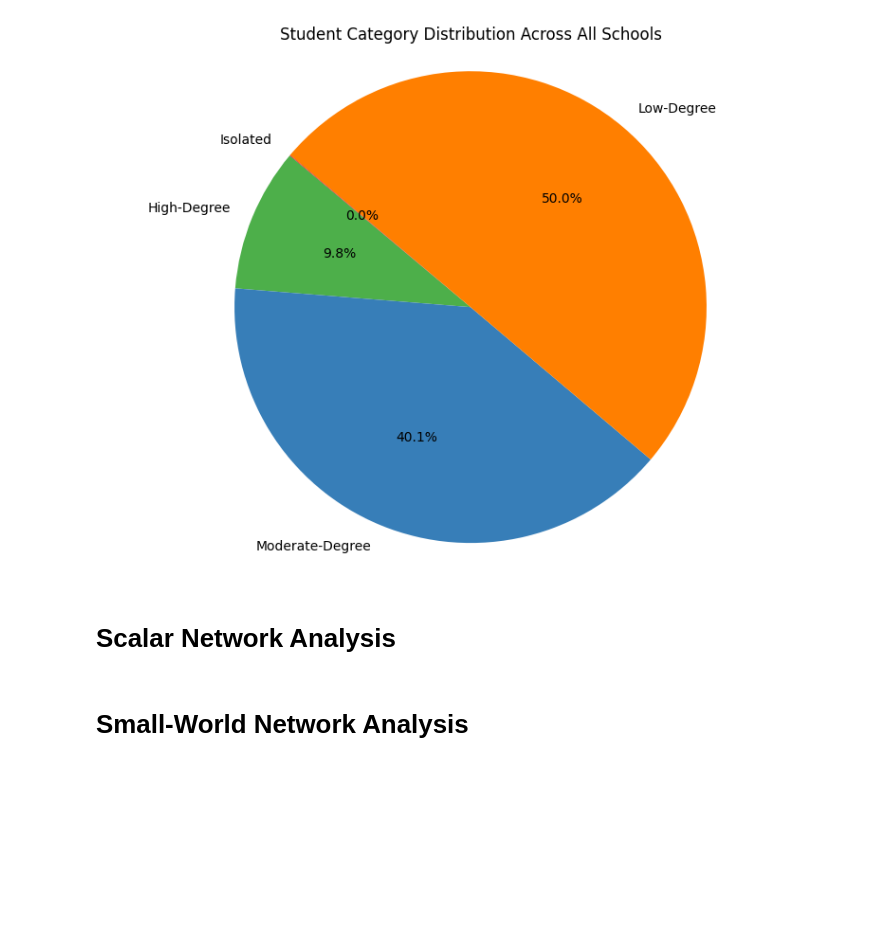
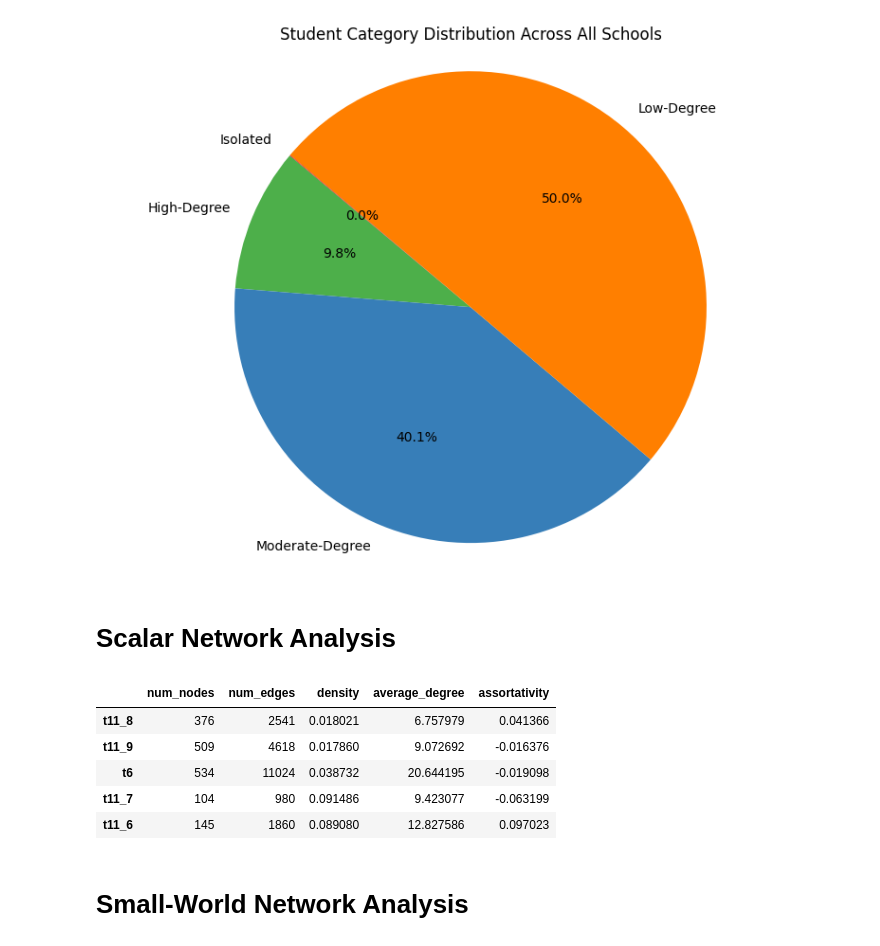
Before and after one commit to asalazar18s/SNA_25, a Jupyter notebook: metrics_AS.ipynb, the cells around one changed output. Drawn from its saved outputs; the diff is of its cells as text; code cells hidden in the pictures; blank space fills up the shorter version.

Commit message:
AS->added table data show support

```diff
--- a/metrics_AS.ipynb
+++ b/metrics_AS.ipynb
@@ -150,33 +158,41 @@ for edge_file in edge_files:
 
         # Filter for positive edges
         positive_edges = edge_df[edge_df['weight'] > 0]
 
         # Build directed graph
         G = nx.DiGraph()
         G.add_nodes_from(node_df[id_col])
         G.add_weighted_edges_from(positive_edges[['from', 'to', 'weight']].values)
 
         # Calculate scalar metrics
         num_nodes = G.number_of_nodes()
         num_edges = G.number_of_edges()
         density = nx.density(G)
         avg_degree = num_edges / num_nodes if num_nodes > 0 else 0
         assortativity = nx.degree_pearson_correlation_coefficient(G) if num_edges > 1 else None
 
         scalar_summary[school_id] = {
             "num_nodes": num_nodes,
             "num_edges": num_edges,
             "density": density,
             "average_degree": avg_degree,
             "assortativity": assortativity
         }
 
     except Exception as e:
         scalar_summary[school_id] = {
             "error": str(e)
         }
 
 scalar_df = pd.DataFrame.from_dict(scalar_summary, orient='index')
+scalar_df.head()
+# %% [output]
+|  | num_nodes | num_edges | density | average_degree | assortativity |
+| t11_8 | 376 | 2541 | 0.018021 | 6.757979 | 0.041366 |
+| t11_9 | 509 | 4618 | 0.017860 | 9.072692 | -0.016376 |
+| t6 | 534 | 11024 | 0.038732 | 20.644195 | -0.019098 |
+| t11_7 | 104 | 980 | 0.091486 | 9.423077 | -0.063199 |
+| t11_6 | 145 | 1860 | 0.089080 | 12.827586 | 0.097023 |
 # %% [markdown]
 # Small-World Network Analysis
 # %%
```
Also changed, not shown: parts of 4 cells of this notebook.
